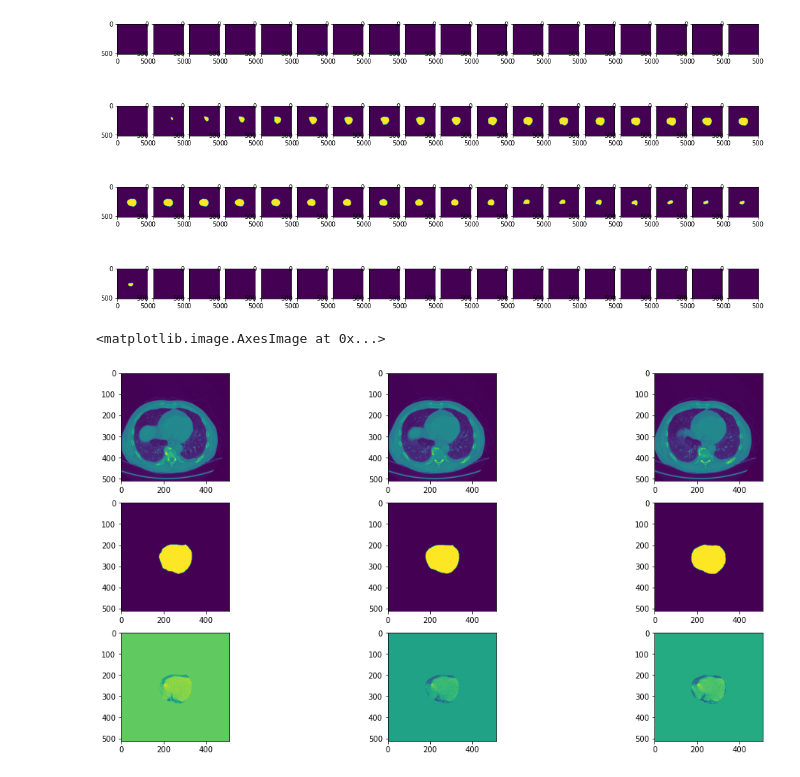
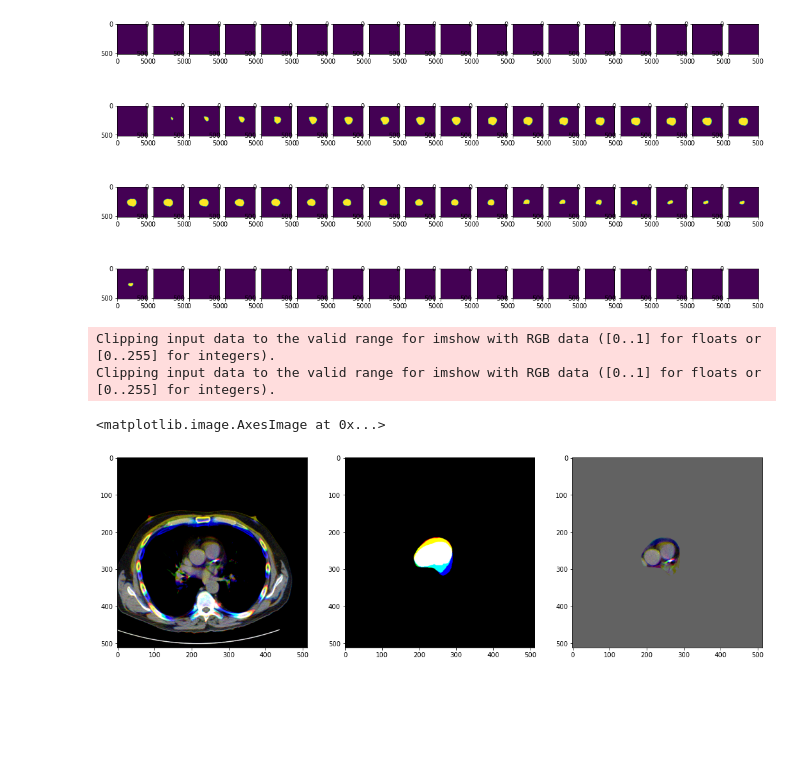
Before and after one commit to Andrew-Dupuis/461-EAT-Project, a Jupyter notebook: Code/jupyter.ipynb, the cells around one changed output. Saved outputs shown, nothing was run; the diff lists cells and outputs as text; code cells hidden in the pictures; blank space fills up the shorter version.

Commit message:
Working window/level

```diff
--- a/Code/jupyter.ipynb
+++ b/Code/jupyter.ipynb
@@ -20,11 +20,11 @@ for dicom in volume_dicoms:
     slice_number = int(dicom.split('Slice')[1].split('.dcm')[0])
     dataset_vol[slice_number-1] = pydicom.dcmread(subject_directory + '/Dicom/Vol/'+dicom)
 dataset_vol_volumes = [None] * (len(volume_dicoms))
-for i in range(0, len(dataset_vol)-2):
+for i in range(1, len(dataset_vol)-1):
     volumeArray = np.zeros((dataset_vol[i].pixel_array.shape[0],dataset_vol[i].pixel_array.shape[1],3))
-    volumeArray[:,:,0] = dataset_vol[i].pixel_array
-    volumeArray[:,:,1] = dataset_vol[i+1].pixel_array
-    volumeArray[:,:,2] = dataset_vol[i+2].pixel_array
+    volumeArray[:,:,0] = dataset_vol[i-1].pixel_array
+    volumeArray[:,:,1] = dataset_vol[i].pixel_array
+    volumeArray[:,:,2] = dataset_vol[i+1].pixel_array
     dataset_vol_volumes[i] = volumeArray
 
 dataset_sac = [None] * (len(sac_dicoms))
@@ -32,11 +32,11 @@ for dicom in sac_dicoms:
     slice_number = int(dicom.split('Slice')[1].split('.dcm')[0])
     dataset_sac[slice_number-1] = pydicom.dcmread(subject_directory + '/Dicom/Sac/'+dicom)
 dataset_sac_volumes = [None] * (len(sac_dicoms))
-for i in range(0, len(dataset_sac)-2):
+for i in range(1, len(dataset_sac)-1):
     volumeArray = np.zeros((dataset_sac[i].pixel_array.shape[0],dataset_vol[i].pixel_array.shape[1],3))
-    volumeArray[:,:,0] = dataset_sac[i].pixel_array
-    volumeArray[:,:,1] = dataset_sac[i+1].pixel_array
-    volumeArray[:,:,2] = dataset_sac[i+2].pixel_array
+    volumeArray[:,:,0] = dataset_sac[i-1].pixel_array
+    volumeArray[:,:,1] = dataset_sac[i].pixel_array
+    volumeArray[:,:,2] = dataset_sac[i+1].pixel_array
     dataset_sac_volumes[i] = volumeArray
 # %%
 plt.rcParams["figure.figsize"] = [18, 9]
@@ -52,30 +52,22 @@ for i in range(1, len(dataset_sac)):
     plt.imshow(dataset_sac[i].pixel_array)
 # %% [output]
 [figure]
-# %%
-slice_number = 32
-combined = dataset_vol_volumes[slice_number] * dataset_sac_volumes[slice_number]
-
-plt.subplot(3, 3, 1)
-plt.imshow((dataset_vol_volumes[slice_number])[:,:,0])
-plt.subplot(3, 3, 2)
-plt.imshow((dataset_vol_volumes[slice_number])[:,:,1])
-plt.subplot(3, 3, 3)
-plt.imshow((dataset_vol_volumes[slice_number])[:,:,2])
-
-plt.subplot(3, 3, 4)
-plt.imshow((dataset_sac_volumes[slice_number])[:,:,0])
-plt.subplot(3, 3, 5)
-plt.imshow((dataset_sac_volumes[slice_number])[:,:,1])
-plt.subplot(3, 3, 6)
-plt.imshow((dataset_sac_volumes[slice_number])[:,:,2])
-
-plt.subplot(3, 3, 7)
-plt.imshow(combined[:,:,0])
-plt.subplot(3, 3, 8)
-plt.imshow(combined[:,:,1])
-plt.subplot(3, 3, 9)
-plt.imshow(combined[:,:,2])
-# %% [output]
-<matplotlib.image.AxesImage at 0x...>
-[figure, removed]
+# %%
+slice_number = 50
+window = 350 # Window/Level from Hoori et al ("HU-attention-window with a window/level of 350/40 HU")
+level = 40
+combined = dataset_vol_volumes[slice_number] * dataset_sac_volumes[slice_number]
+
+plt.subplot(1, 3, 1)
+plt.imshow(((dataset_vol_volumes[slice_number]) - (level-window/2)) / window)
+
+plt.subplot(1, 3, 2)
+plt.imshow((dataset_sac_volumes[slice_number]))
+
+plt.subplot(1, 3, 3)
+plt.imshow((combined - (level-window/2)) / window)
+# %% [output]
+Clipping input data to the valid range for imshow with RGB data ([0..1] for floats or [0..255] for integers).
+Clipping input data to the valid range for imshow with RGB data ([0..1] for floats or [0..255] for integers).
+<matplotlib.image.AxesImage at 0x...>
+[figure, added]
```
